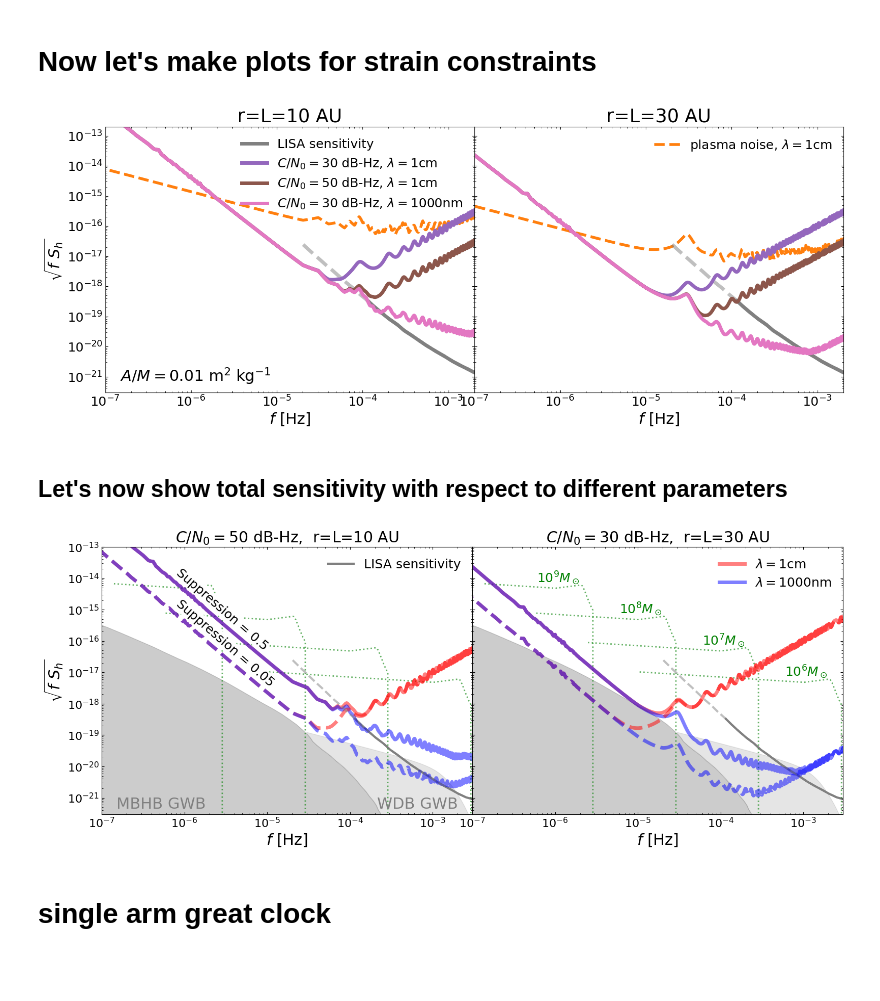
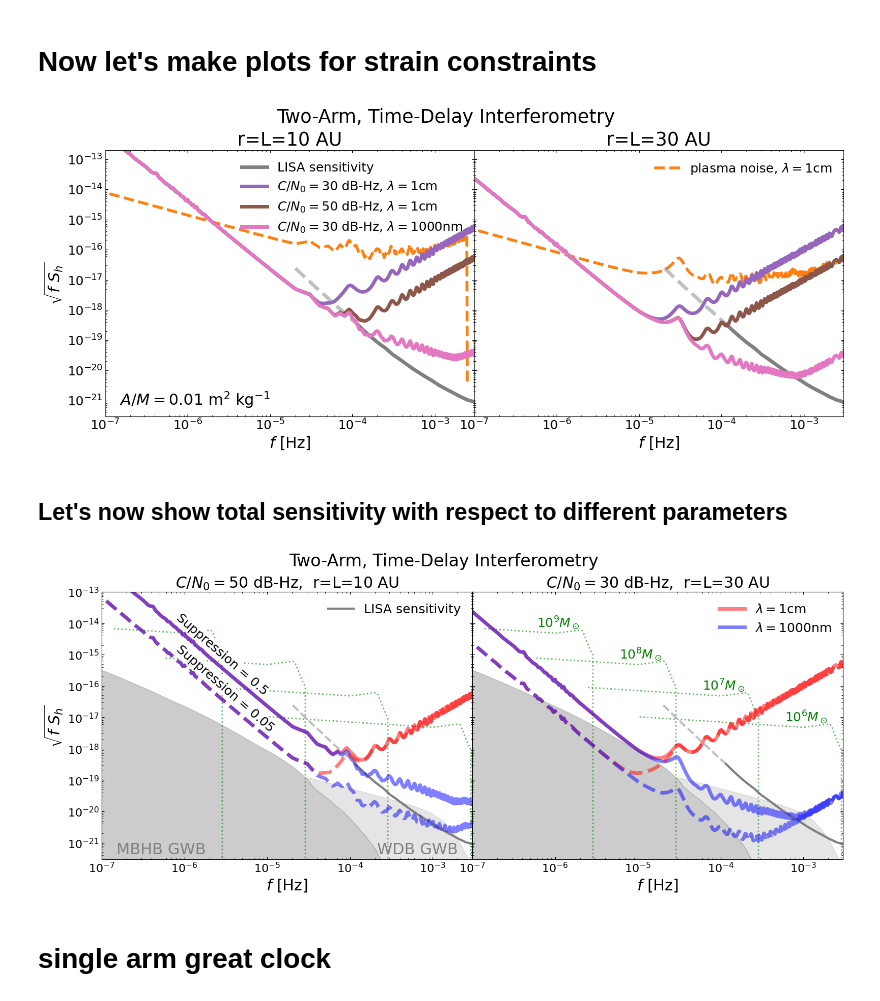
Before and after one commit to astromcquinn/GWwithDragFree, a Jupyter notebook: GWsensitivity_2baselines.ipynb, the cells around one changed output. Saved outputs shown, nothing was run; the diff lists cells and outputs as text; code cells hidden in the pictures; blank space fills up the shorter version.

Commit message:
Add titles to some of the plots, plus minor tweaks

```diff
--- a/GWsensitivity_2baselines.ipynb
+++ b/GWsensitivity_2baselines.ipynb
@@ -1097,10 +1095,13 @@ for i in range(num_baselines):
 
         # Solar wind drag
         if i == num_baselines - 1:
-            ax.loglog(freq_arr, freq_arr ** 0.5 * drag / window, ls='-.', alpha=0.7,
-                      label=r'Solar wind drag ($\propto r^{-1.5}$)', lw=acc_width)
+            # ax.loglog(freq_arr, freq_arr ** 0.5 * drag / window, ls='-.', alpha=0.7,
+            #           label=r'Solar wind drag ($\propto r^{-1.5}$)', lw=acc_width)
+            ax.loglog(freq_arr[np.where(freq_arr ** 0.5 * drag / window > 1e-23)], (freq_arr ** 0.5 * drag / window)[np.where(freq_arr ** 0.5 * drag / window > 1e-23)], ls='-.', alpha=0.7,
+                      label=r'Solar wind drag ($\propto r^{-1.5}$)', lw=acc_width)  # <--- NOTE: I tried to remove the part of the data where the steep drop off occurs
         else:
-            ax.loglog(freq_arr, freq_arr ** 0.5 * drag / window, ls='-.', alpha=0.7, lw=acc_width)
+            # ax.loglog(freq_arr, freq_arr ** 0.5 * drag / window, ls='-.', alpha=0.7, lw=acc_width)
+            ax.loglog(freq_arr[np.where(freq_arr ** 0.5 * drag / window > 1e-23)], (freq_arr ** 0.5 * drag / window)[np.where(freq_arr ** 0.5 * drag / window > 1e-23)], ls='-.', alpha=0.7, lw=acc_width)  # <--- NOTE: I tried to remove the part of the data where the steep drop off occurs
 
         # Dust collisions
         if i == num_baselines - 1:
@@ -1182,42 +1183,43 @@ for i in range(num_baselines):
             fontsize=22, ha='left', va='bottom')
 
     # Set titles
+    fig.suptitle('Two-Arm, Time-Delay Interferometry', y=1.06)
     ax.set_title(r'r=L={} AU'.format(baseline_length_AU))
 
     # Set x and y limits
     ax.set_xlim([1e-7, .003])
     if show_dispersion:
-        ax.set_xlim([1e-7, .002])
+        ax.set_xlim([1e-7, .003])
 
     ax.set_ylim([acc_min, acc_max])
 
     ax.tick_params(axis='both', which='major', labelsize=18)
     ax.tick_params(axis='x', top=True, direction='in')
     ax.tick_params(axis='y', right=True, direction='in')
     ax.tick_params(axis='both', which='minor', direction='in')
     ax.tick_params(axis='x', which='minor', top=True)
     ax.tick_params(axis='y', which='minor', right=True)
 
     ax.set_xlabel(r'$f$ [Hz]', fontsize=22)
 
 
     #fig.supxlabel(r'$f$  [Hz]', fontsize=24)#, y=-0.01)
 
 
 # Adjust layout and show the plot
 plt.subplots_adjust(left=0.08, right=0.99, top=0.93, bottom=0.11)
 
 # Optionally, save the figure
-if show_dispersion:
-     plt.savefig("figures/strainsensitivity_A{}m{}_dispersion.pdf".format(area_spacecraft_irradiance_msq, mass_spacecraft_kg), format='pdf')
-else:
-     plt.savefig("figures/strainsensitivity_A{}m{}.pdf".format(area_spacecraft_irradiance_msq, mass_spacecraft_kg), format='pdf')
+# if show_dispersion:
+#      plt.savefig("figures/strainsensitivity_A{}m{}_dispersion.pdf".format(area_spacecraft_irradiance_msq, mass_spacecraft_kg), format='pdf')
+# else:
+#      plt.savefig("figures/strainsensitivity_A{}m{}.pdf".format(area_spacecraft_irradiance_msq, mass_spacecraft_kg), format='pdf')
 
 #plt.savefig("/Users/cdmcgrat/Desktop/matt_updated_figs/fig6.pdf", bbox_inches='tight', format='pdf')
 
 plt.show()
 # %% [output]
-[figure, old version]
+[figure, new version]
 # %% [markdown]
 ## Let's now show total sensitivity with respect to different parameters
 # %%
@@ -1365,6 +1367,7 @@ for i in range(num_baselines):
                   '-', lw=3, color='gray', alpha=1, zorder=0)
 
     # Set labels and legend
+    fig.suptitle('Two-Arm, Time-Delay Interferometry', fontsize=24, y=1.05)
     # ax.set_title(r'r=L={} AU'.format(baseline_length_AU))
 
     if i == 0:
@@ -1393,14 +1396,14 @@ for i in range(num_baselines):
 plt.subplots_adjust(left=0.08, right=0.99, top=0.93, bottom=0.11)
 
 # Optionally, save the figure
-plt.savefig("figures/strainsensitivity_justtotals_A{}m{}.pdf".format(area_spacecraft_irradiance_msq, mass_spacecraft_kg), format='pdf')
+# plt.savefig("figures/strainsensitivity_justtotals_A{}m{}.pdf".format(area_spacecraft_irradiance_msq, mass_spacecraft_kg), format='pdf')
 
 
 # plt.savefig("/Users/cdmcgrat/Desktop/matt_updated_figs/fig3.pdf", bbox_inches='tight', format='pdf')
 
 plt.show()
 # %% [output]
-[figure, old version]
+[figure, new version]
 # %% [markdown]
 #  single arm great clock
 # %%
```
Also changed, not shown: parts of 6 cells of this notebook.
